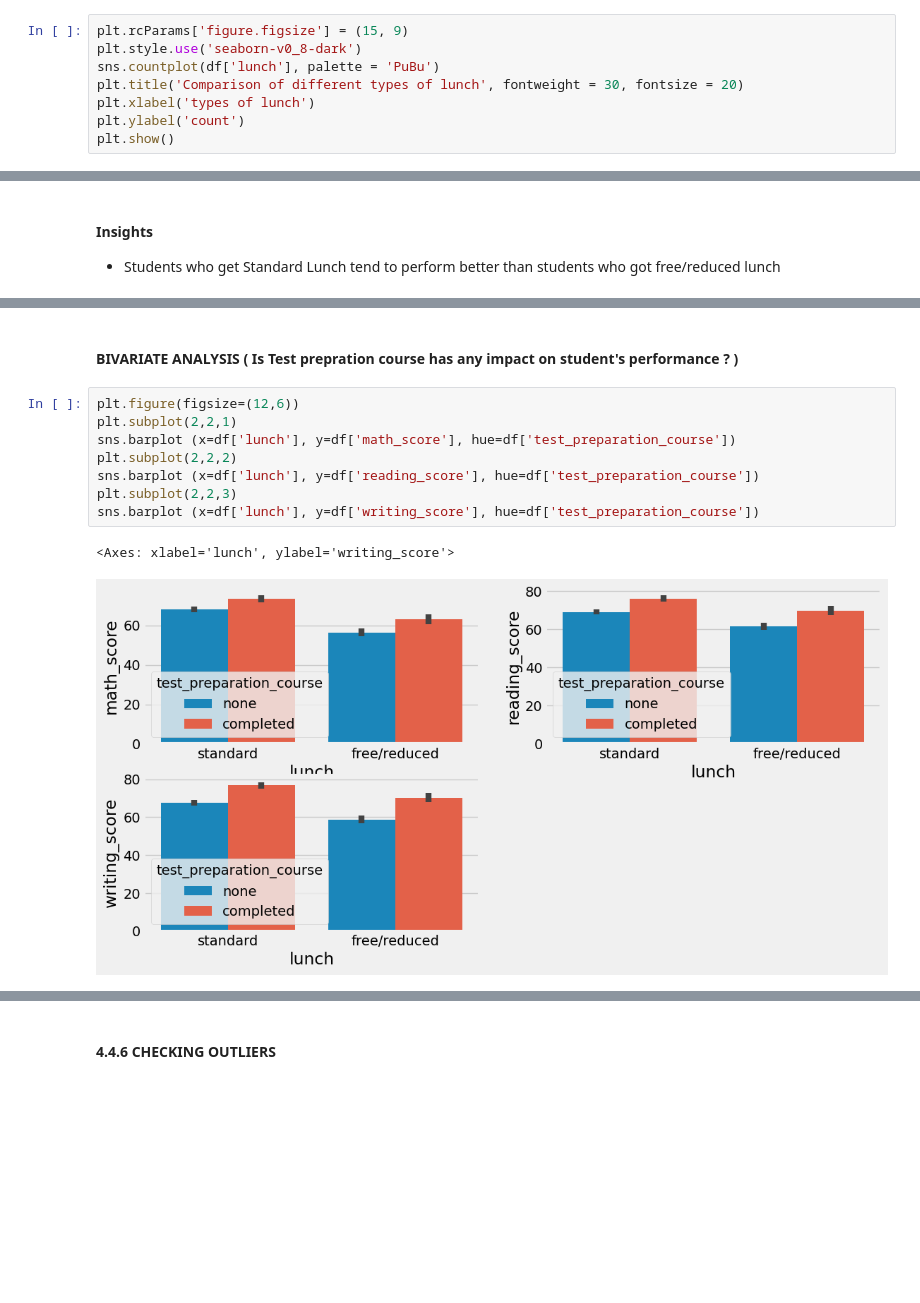
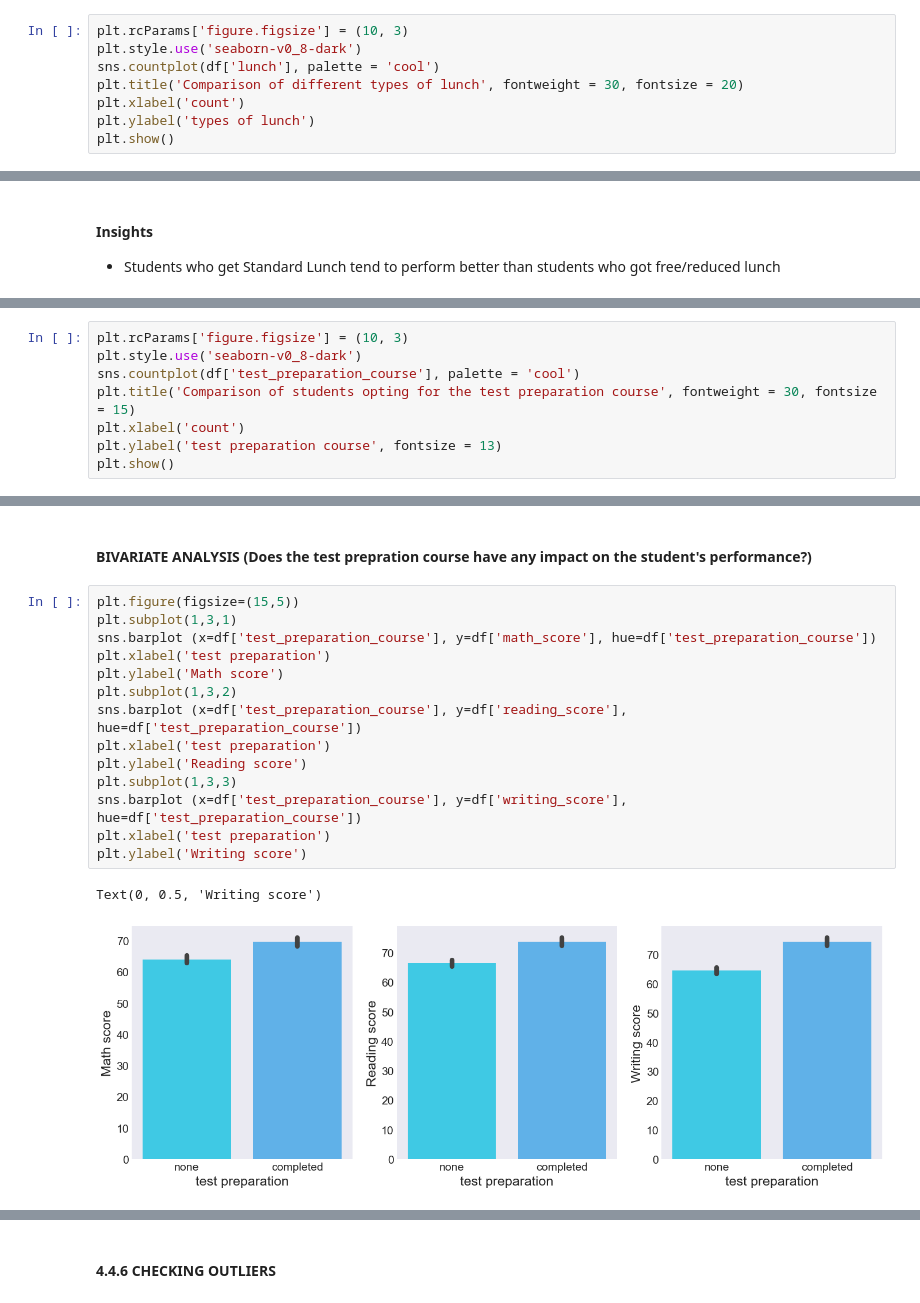
Before and after one commit to MohsinAli-10/ML-project-1-Student-Performance-Prediction, a Jupyter notebook: notebook/1 . EDA STUDENT PERFORMANCE .ipynb, the cells around one changed output, grey strips where cells are left out. Drawn from its saved outputs; the diff is of its cells as text; blank space fills up the shorter version.

```diff
--- a/notebook/1 . EDA STUDENT PERFORMANCE .ipynb
+++ b/notebook/1 . EDA STUDENT PERFORMANCE .ipynb
@@ -596,11 +611,11 @@ print(plt.style.available)
 # %% [output]
 ['Solarize_Light2', '_classic_test_patch', '_mpl-gallery', '_mpl-gallery-nogrid', 'bmh', 'classic', 'dark_background', 'fast', 'fivethirtyeight', 'ggplot', 'grayscale', 'seaborn-v0_8', 'seaborn-v0_8-b ...
 # %%
-plt.rcParams['figure.figsize'] = (15, 9)
+plt.rcParams['figure.figsize'] = (10, 3)
 plt.style.use('seaborn-v0_8-dark')
-sns.countplot(df['lunch'], palette = 'PuBu')
+sns.countplot(df['lunch'], palette = 'cool')
 plt.title('Comparison of different types of lunch', fontweight = 30, fontsize = 20)
-plt.xlabel('types of lunch')
-plt.ylabel('count')
+plt.xlabel('count')
+plt.ylabel('types of lunch')
 plt.show()
 # %% [output]
@@ -631,0 +651,8 @@ for container in ax[1].containers:
+# %%
+plt.rcParams['figure.figsize'] = (10, 3)
+plt.style.use('seaborn-v0_8-dark')
+sns.countplot(df['test_preparation_course'], palette = 'cool')
+plt.title('Comparison of students opting for the test preparation course', fontweight = 30, fontsize = 15)
+plt.xlabel('count')
+plt.ylabel('test preparation course', fontsize = 13)
+plt.show()
@@ -632,15 +661,21 @@ for container in ax[1].containers:
 # %% [markdown]
-#### BIVARIATE ANALYSIS ( Is Test prepration course has any impact on student's performance ? )
+#### BIVARIATE ANALYSIS (Does the test prepration course have any impact on the student's performance?)
 # %%
-plt.figure(figsize=(12,6))
-plt.subplot(2,2,1)
-sns.barplot (x=df['lunch'], y=df['math_score'], hue=df['test_preparation_course'])
-plt.subplot(2,2,2)
-sns.barplot (x=df['lunch'], y=df['reading_score'], hue=df['test_preparation_course'])
-plt.subplot(2,2,3)
-sns.barplot (x=df['lunch'], y=df['writing_score'], hue=df['test_preparation_course'])
+plt.figure(figsize=(15,5))
+plt.subplot(1,3,1)
+sns.barplot (x=df['test_preparation_course'], y=df['math_score'], hue=df['test_preparation_course'])
+plt.xlabel('test preparation')
+plt.ylabel('Math score')
+plt.subplot(1,3,2)
+sns.barplot (x=df['test_preparation_course'], y=df['reading_score'], hue=df['test_preparation_course'])
+plt.xlabel('test preparation')
+plt.ylabel('Reading score')
+plt.subplot(1,3,3)
+sns.barplot (x=df['test_preparation_course'], y=df['writing_score'], hue=df['test_preparation_course'])
+plt.xlabel('test preparation')
+plt.ylabel('Writing score')
 # %% [output]
-<Axes: xlabel='lunch', ylabel='writing_score'>
+Text(0, 0.5, 'Writing score')
-[figure, old version]
+[figure, new version]
 # %% [markdown]
 #### Insights
```
Also changed, not shown: parts of 16 cells of this notebook.
